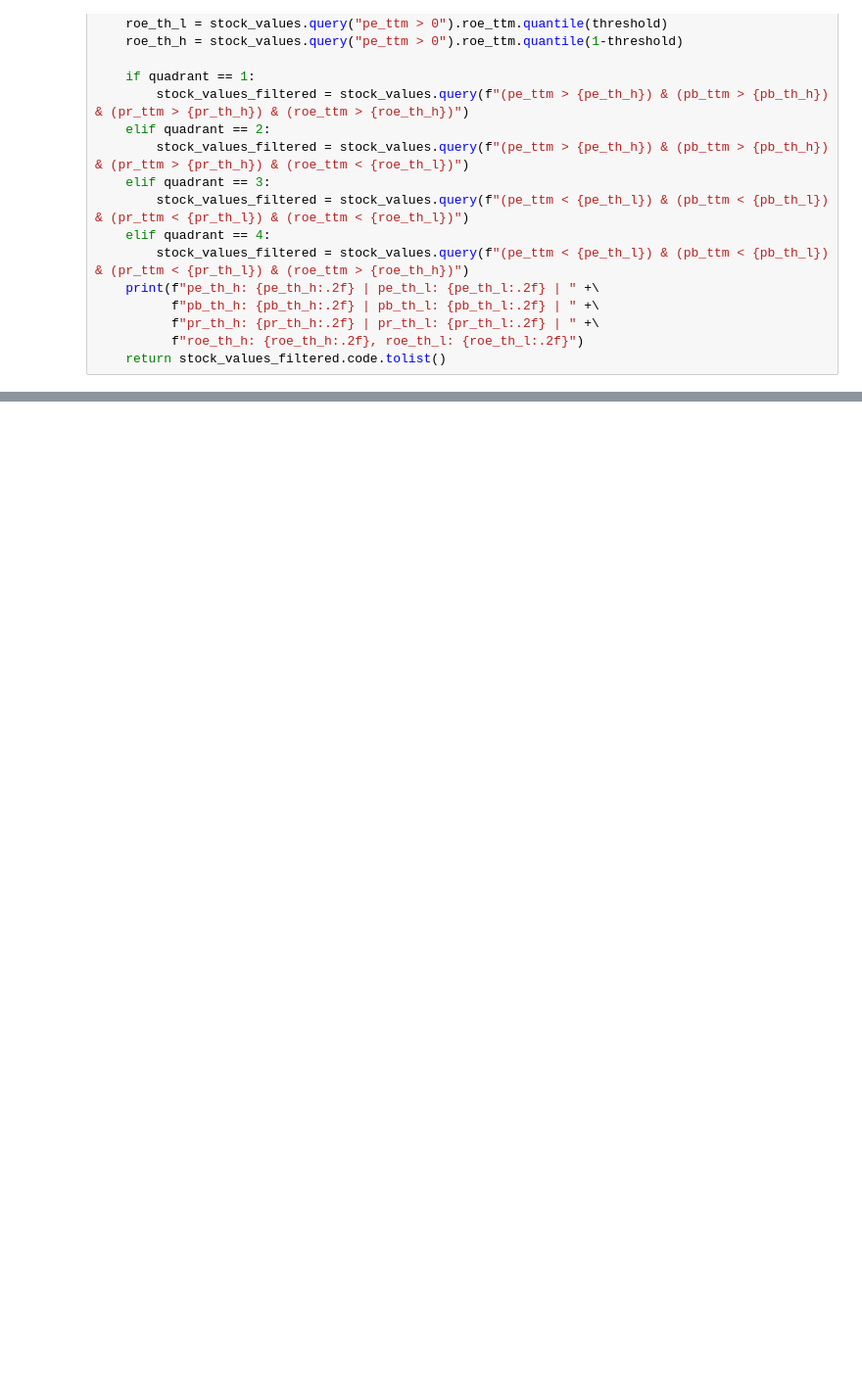
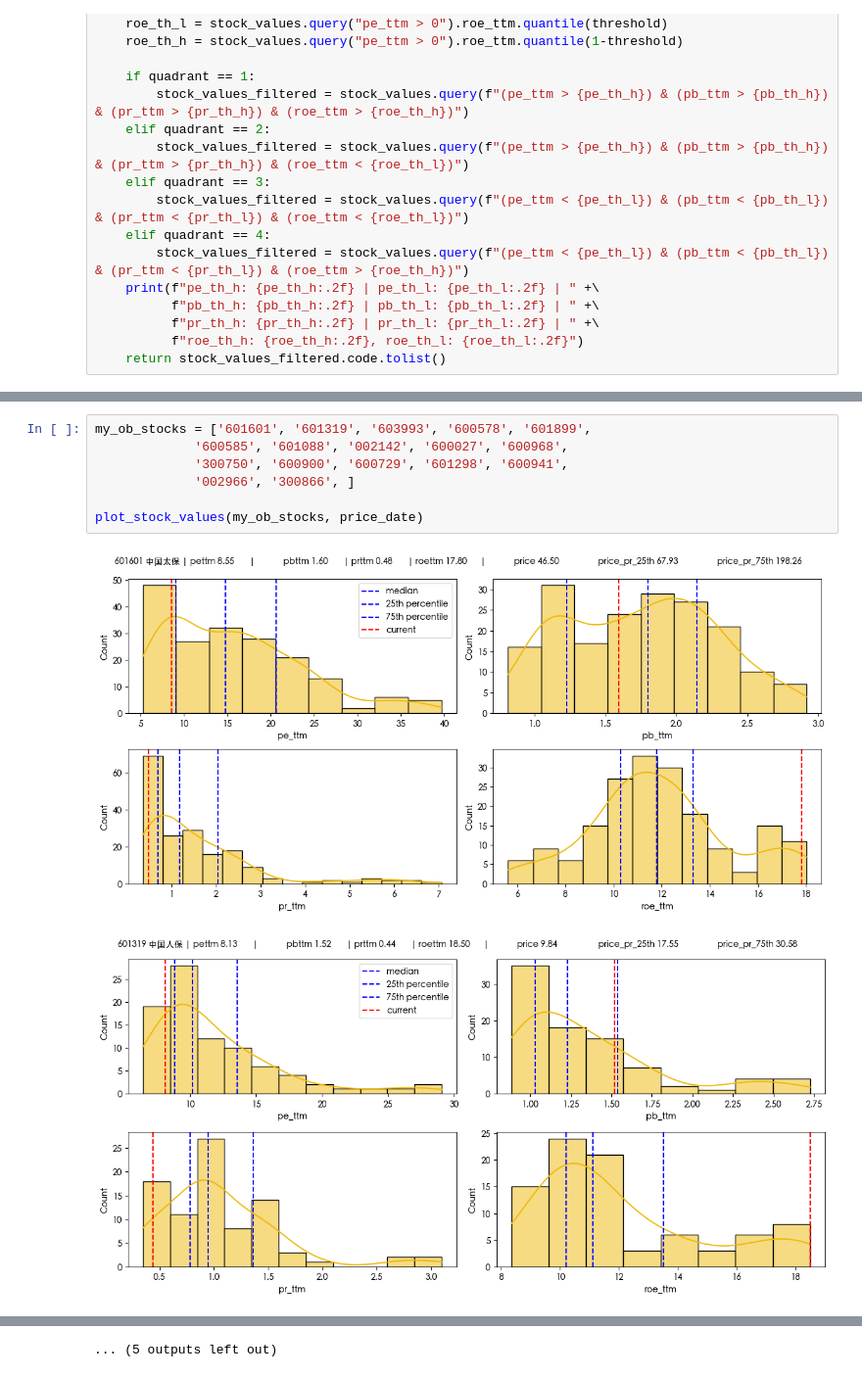
Before and after one commit to ProfessorErdo/stock-trend-tracker, a Jupyter notebook: notebooks/four_quadrants.ipynb, the cells around one changed output, grey strips where cells are left out. Shown at 98% size. Cells and saved outputs as stored; diff of their text form; blank space fills up the shorter version.

```diff
--- a/notebooks/four_quadrants.ipynb
+++ b/notebooks/four_quadrants.ipynb
@@ -162,0 +190,10 @@ pe_th_h: 58.12 | pe_th_l: 13.66 | pb_th_h: 5.40 | pb_th_l: 1.19 | pr_th_h: 9.01
+# %%
+my_ob_stocks = ['601601', '601319', '603993', '600578', '601899',
+             '600585', '601088', '002142', '600027', '600968',
+             '300750', '600900', '600729', '601298', '600941',
+             '002966', '300866', ]
+
+plot_stock_values(my_ob_stocks, price_date)
+# %% [output]
+[figure, added]
+[figure, added]
@@ -162,0 +210 @@ pe_th_h: 58.12 | pe_th_l: 13.66 | pb_th_h: 5.40 | pb_th_l: 1.19 | pr_th_h: 9.01
+... (5 outputs left out)
```
Also changed, not shown: parts of 9 cells of this notebook, 1 other file.
